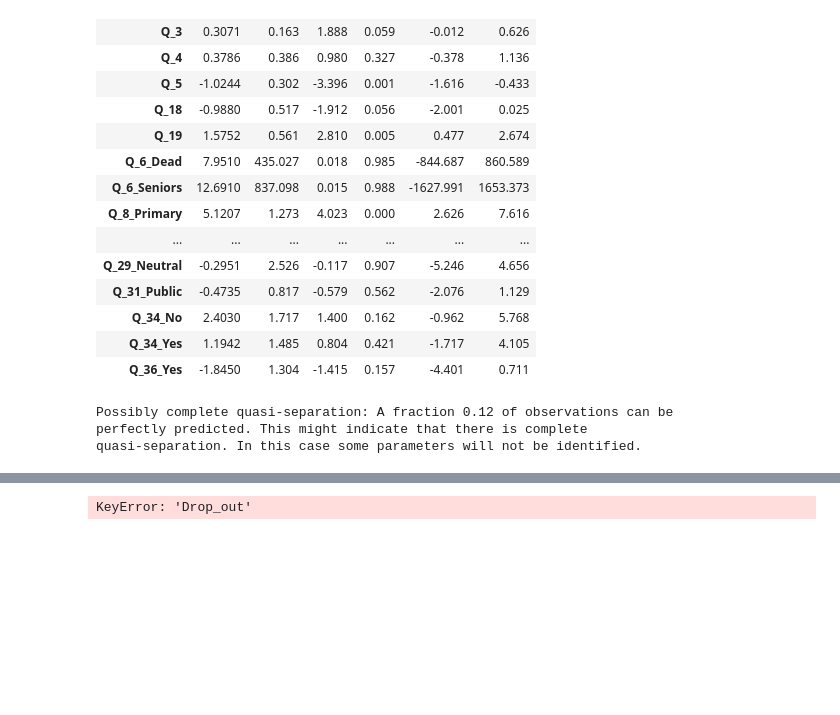
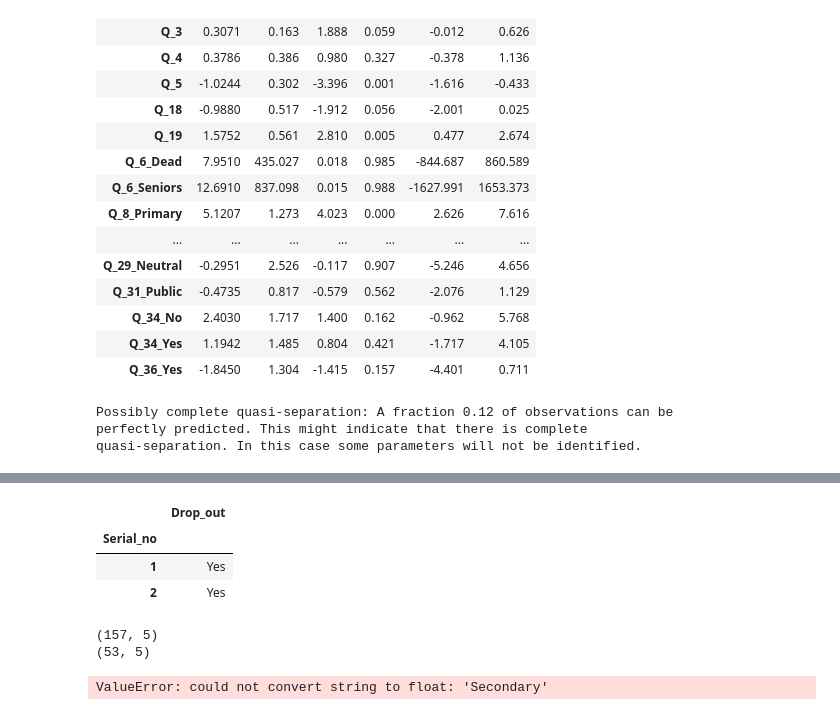
Before and after one commit to whoismaruf/BSc_Thesis, a Jupyter notebook: main.ipynb, the cells around one changed output, grey strips where cells are left out. Drawn from its saved outputs; the diff is of its cells as text; code cells hidden in the pictures; blank space fills up the shorter version.

```diff
--- a/main.ipynb
+++ b/main.ipynb
@@ -214,8 +221,13 @@ model_odds
 # %%
-features = ["Q_3", "Q_5", "Q_19", "Q_8", "Q_13", "Q_16", "Q_23", "Q_31"]
+features = ["Q_5", "Q_19", "Q_8", "Q_13", "Q_16"]
 # %%
+
 X = df[features]
-y = df['Drop_out']
+y = df[['Drop_out']]
+y.head(2)
 # %% [output]
-KeyError: 'Drop_out'
+|  | Drop_out |
+| Serial_no |  |
+| 1 | Yes |
+| 2 | Yes |
 # %%
@@ -227,0 +235,12 @@ X_train, X_test, y_train, y_test = train_test_split(X, y, test_size = 0.25, rand
+# %%
+print(X_train.shape)
+print(X_test.shape)
+# %% [output]
+(157, 5)
+(53, 5)
+# %%
+dt = DecisionTreeClassifier()
+dt = dt.fit(X_train, y_train)
+plot_tree(dt, feature_names=features)
+# %% [output]
+ValueError: could not convert string to float: 'Secondary'
```
Also changed, not shown: parts of 4 cells of this notebook.
